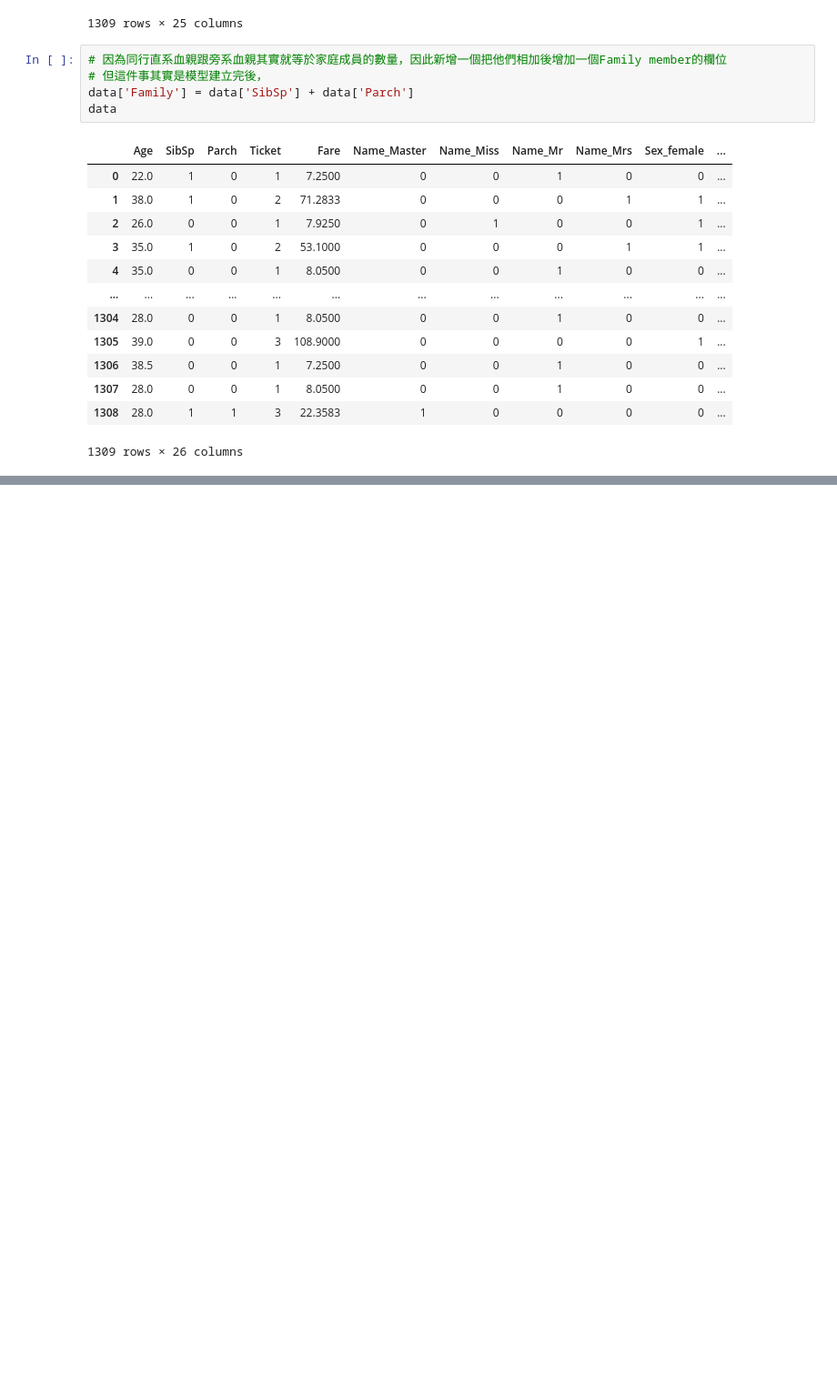
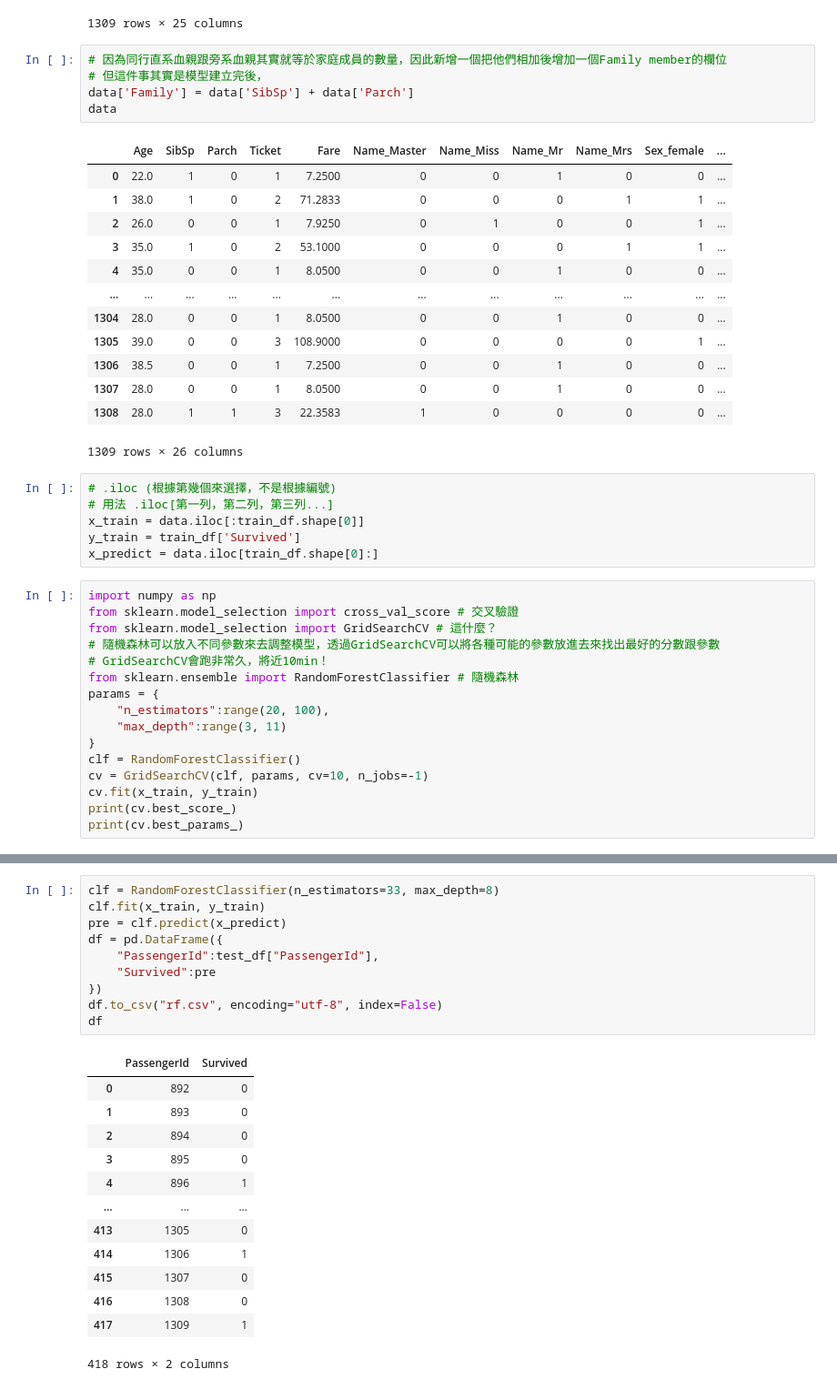
Before and after one commit to emmayeh-0211/2021AI_ml, a Jupyter notebook: titanic.ipynb, the cells around one changed output, grey strips where cells are left out. Shown at 91% size. Cells and saved outputs as stored; diff of their text form; blank space fills up the shorter version.

```diff
--- a/titanic.ipynb
+++ b/titanic.ipynb
@@ -125,3 +125,25 @@ data
 | 1307 | 28.0 | 0 | 0 | 1 | 8.0500 | 0 | 0 | 1 | 0 | 0 | ... |
 | 1308 | 28.0 | 1 | 1 | 3 | 22.3583 | 1 | 0 | 0 | 0 | 0 | ... |
 1309 rows × 26 columns
+# %%
+# .iloc (根據第幾個來選擇，不是根據編號)
+# 用法 .iloc[第一列，第二列，第三列...]
+x_train = data.iloc[:train_df.shape[0]]
+y_train = train_df['Survived']
+x_predict = data.iloc[train_df.shape[0]:]
+# %%
+import numpy as np
+from sklearn.model_selection import cross_val_score # 交叉驗證
+from sklearn.model_selection import GridSearchCV # 這什麼？
+# 隨機森林可以放入不同參數來去調整模型，透過GridSearchCV可以將各種可能的參數放進去來找出最好的分數跟參數
+# GridSearchCV會跑非常久，將近10min！
+from sklearn.ensemble import RandomForestClassifier # 隨機森林
+params = {
+    "n_estimators":range(20, 100),
+    "max_depth":range(3, 11)
+}
+clf = RandomForestClassifier()
+cv = GridSearchCV(clf, params, cv=10, n_jobs=-1)
+cv.fit(x_train, y_train)
+print(cv.best_score_)
+print(cv.best_params_)
@@ -127,0 +168,24 @@ data
+# %%
+clf = RandomForestClassifier(n_estimators=33, max_depth=8)
+clf.fit(x_train, y_train)
+pre = clf.predict(x_predict)
+df = pd.DataFrame({
+    "PassengerId":test_df["PassengerId"],
+    "Survived":pre
+})
+df.to_csv("rf.csv", encoding="utf-8", index=False)
+df
+# %% [output]
+|  | PassengerId | Survived |
+| 0 | 892 | 0 |
+| 1 | 893 | 0 |
+| 2 | 894 | 0 |
+| 3 | 895 | 0 |
+| 4 | 896 | 1 |
+| ... | ... | ... |
+| 413 | 1305 | 0 |
+| 414 | 1306 | 1 |
+| 415 | 1307 | 0 |
+| 416 | 1308 | 0 |
+| 417 | 1309 | 1 |
+418 rows × 2 columns
```
Also changed, not shown: parts of 6 cells of this notebook.
